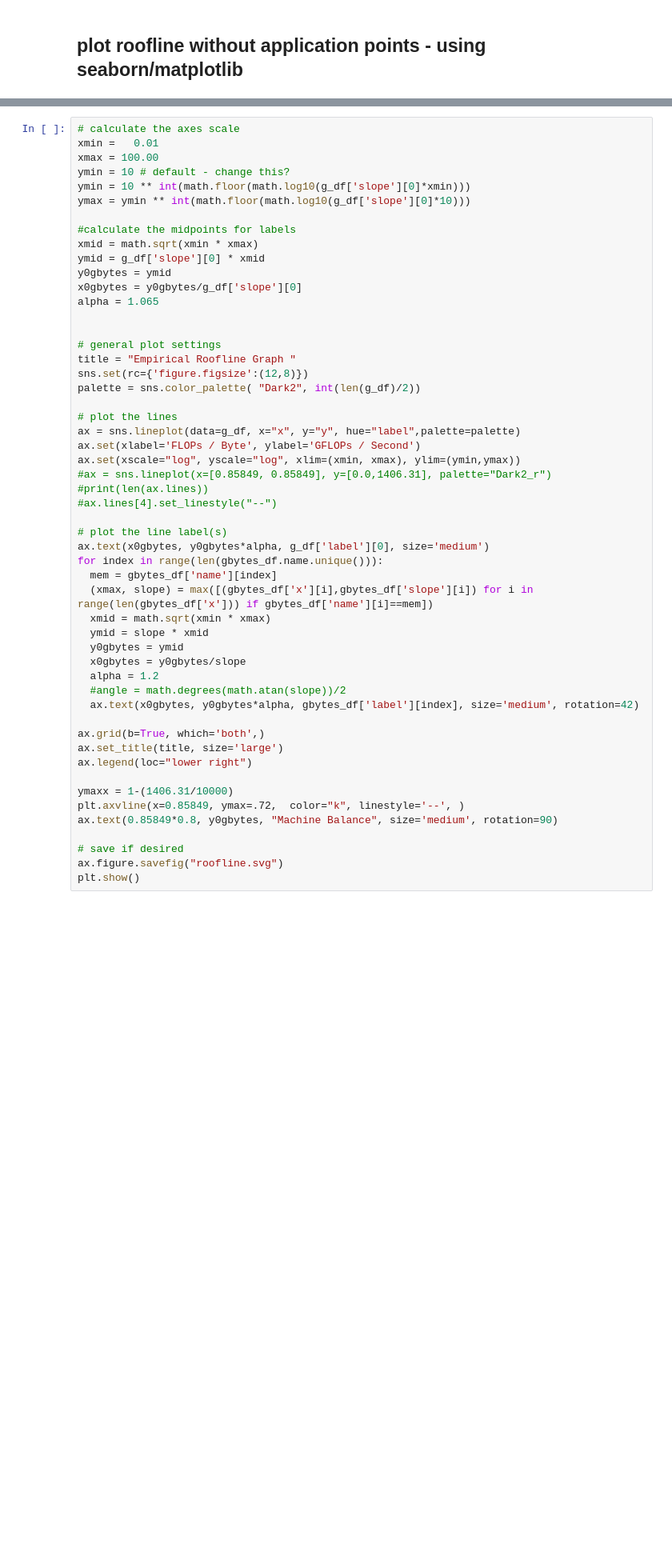
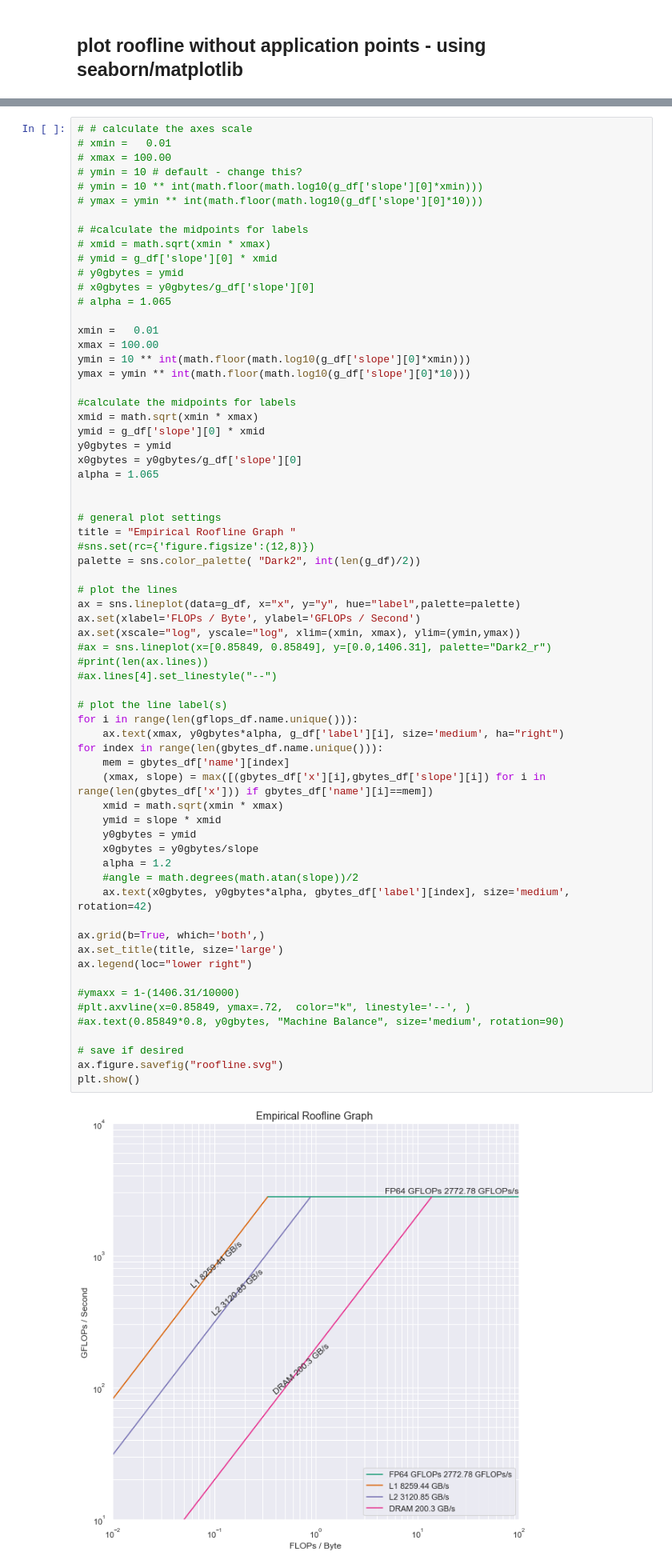
Before and after one commit to HPCL/roofline_python, a Jupyter notebook: roofline_python.ipynb, the cells around one changed output, grey strips where cells are left out. Shown at 80% size. Cells and saved outputs as stored; diff of their text form; blank space fills up the shorter version.

```diff
--- a/roofline_python.ipynb
+++ b/roofline_python.ipynb
@@ -416,8 +416,20 @@ plt.show()
 # %%
-# calculate the axes scale
+# # calculate the axes scale
+# xmin =   0.01
+# xmax = 100.00
+# ymin = 10 # default - change this?
+# ymin = 10 ** int(math.floor(math.log10(g_df['slope'][0]*xmin)))
+# ymax = ymin ** int(math.floor(math.log10(g_df['slope'][0]*10)))
+
+# #calculate the midpoints for labels
+# xmid = math.sqrt(xmin * xmax)
+# ymid = g_df['slope'][0] * xmid
+# y0gbytes = ymid
+# x0gbytes = y0gbytes/g_df['slope'][0]
+# alpha = 1.065
+
 xmin =   0.01
 xmax = 100.00
-ymin = 10 # default - change this?
 ymin = 10 ** int(math.floor(math.log10(g_df['slope'][0]*xmin)))
 ymax = ymin ** int(math.floor(math.log10(g_df['slope'][0]*10)))
 
@@ -425,47 +437,50 @@ ymax = ymin ** int(math.floor(math.log10(g_df['slope'][0]*10)))
 xmid = math.sqrt(xmin * xmax)
 ymid = g_df['slope'][0] * xmid
 y0gbytes = ymid
 x0gbytes = y0gbytes/g_df['slope'][0]
 alpha = 1.065
 
 
 # general plot settings
 title = "Empirical Roofline Graph "
-sns.set(rc={'figure.figsize':(12,8)})
+#sns.set(rc={'figure.figsize':(12,8)})
 palette = sns.color_palette( "Dark2", int(len(g_df)/2))
 
 # plot the lines
 ax = sns.lineplot(data=g_df, x="x", y="y", hue="label",palette=palette)
 ax.set(xlabel='FLOPs / Byte', ylabel='GFLOPs / Second')
 ax.set(xscale="log", yscale="log", xlim=(xmin, xmax), ylim=(ymin,ymax))
 #ax = sns.lineplot(x=[0.85849, 0.85849], y=[0.0,1406.31], palette="Dark2_r")
 #print(len(ax.lines))
 #ax.lines[4].set_linestyle("--")
 
 # plot the line label(s)
-ax.text(x0gbytes, y0gbytes*alpha, g_df['label'][0], size='medium')
+for i in range(len(gflops_df.name.unique())):
+    ax.text(xmax, y0gbytes*alpha, g_df['label'][i], size='medium', ha="right")
 for index in range(len(gbytes_df.name.unique())):
-  mem = gbytes_df['name'][index]
-  (xmax, slope) = max([(gbytes_df['x'][i],gbytes_df['slope'][i]) for i in range(len(gbytes_df['x'])) if gbytes_df['name'][i]==mem])
-  xmid = math.sqrt(xmin * xmax)
-  ymid = slope * xmid
-  y0gbytes = ymid
-  x0gbytes = y0gbytes/slope
-  alpha = 1.2
-  #angle = math.degrees(math.atan(slope))/2
-  ax.text(x0gbytes, y0gbytes*alpha, gbytes_df['label'][index], size='medium', rotation=42)
+    mem = gbytes_df['name'][index]
+    (xmax, slope) = max([(gbytes_df['x'][i],gbytes_df['slope'][i]) for i in range(len(gbytes_df['x'])) if gbytes_df['name'][i]==mem])
+    xmid = math.sqrt(xmin * xmax)
+    ymid = slope * xmid
+    y0gbytes = ymid
+    x0gbytes = y0gbytes/slope
+    alpha = 1.2
+    #angle = math.degrees(math.atan(slope))/2
+    ax.text(x0gbytes, y0gbytes*alpha, gbytes_df['label'][index], size='medium', rotation=42)
 
 ax.grid(b=True, which='both',)
 ax.set_title(title, size='large')
 ax.legend(loc="lower right")
 
-ymaxx = 1-(1406.31/10000)
-plt.axvline(x=0.85849, ymax=.72,  color="k", linestyle='--', )
-ax.text(0.85849*0.8, y0gbytes, "Machine Balance", size='medium', rotation=90)
+#ymaxx = 1-(1406.31/10000)
+#plt.axvline(x=0.85849, ymax=.72,  color="k", linestyle='--', )
+#ax.text(0.85849*0.8, y0gbytes, "Machine Balance", size='medium', rotation=90)
 
 # save if desired
 ax.figure.savefig("roofline.svg")
 plt.show()
+# %% [output]
+[figure, added]
 # %% [markdown]
 ### Plotly Version (Work in Progress)
 # %%
```
Also changed, not shown: parts of 7 cells of this notebook, 1 other file.
